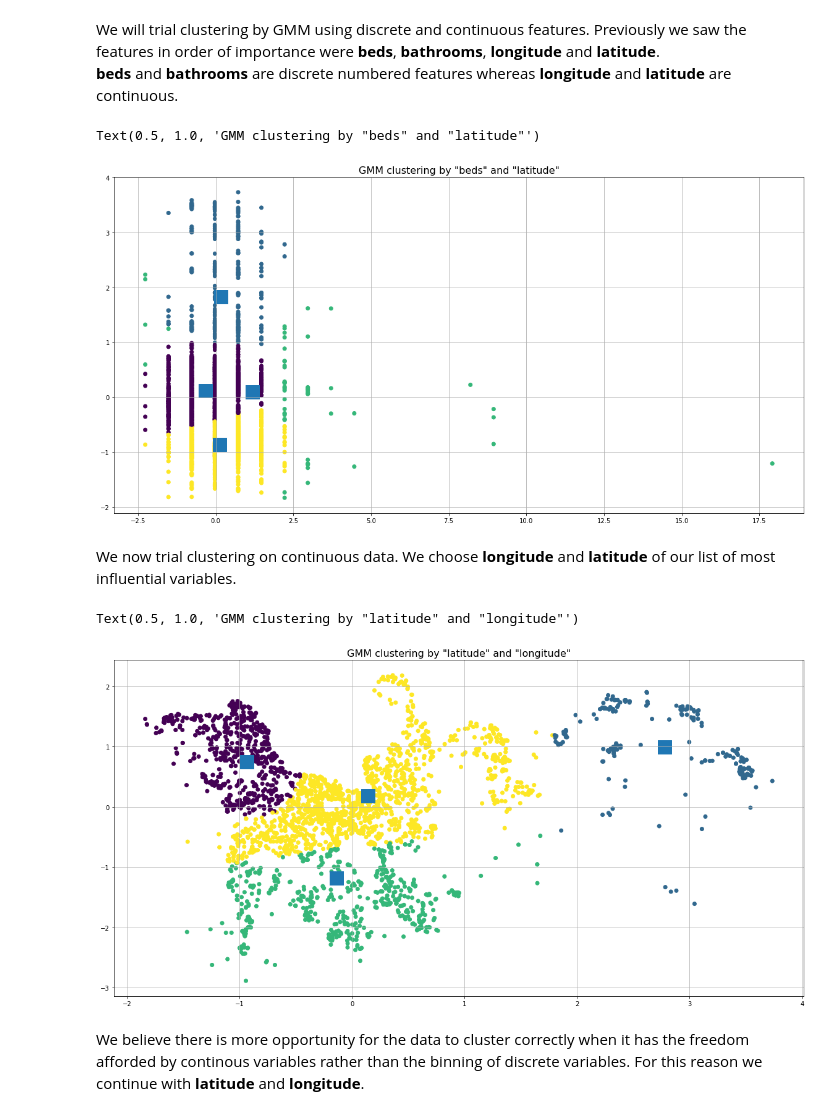
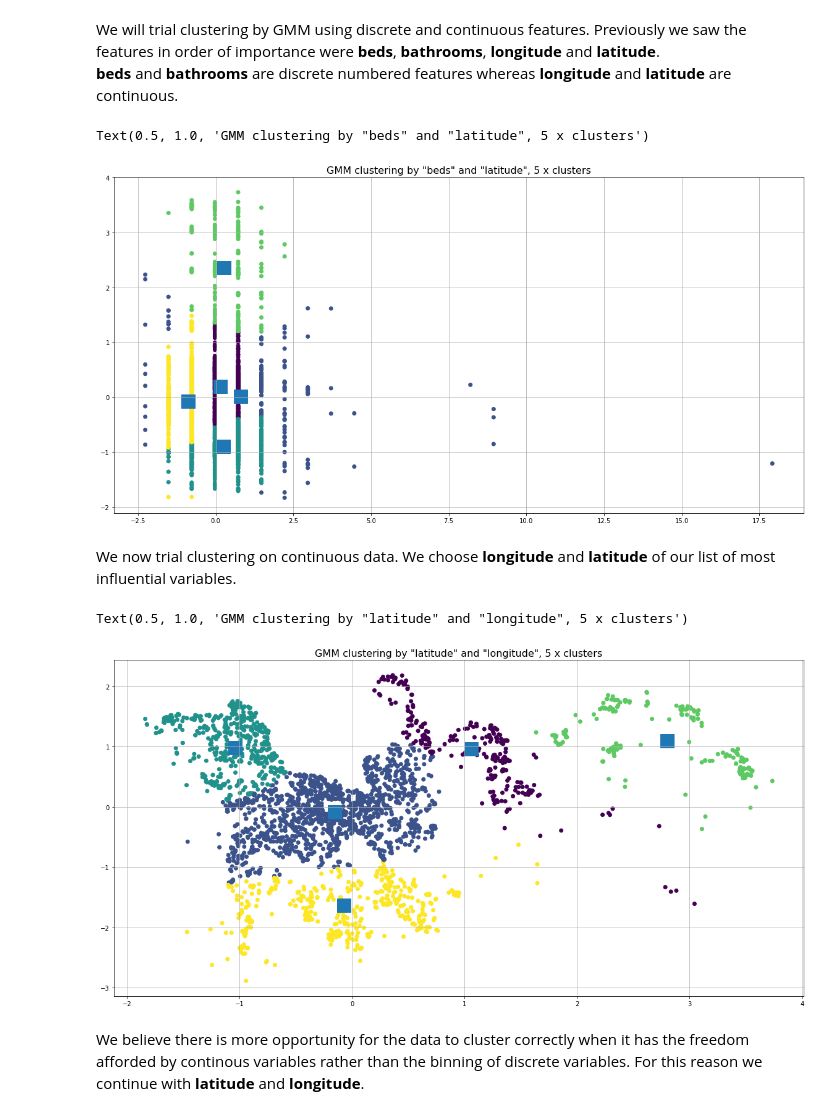
Before and after one commit to zhares999/ET5003_SEM1_2021-2, a Jupyter notebook: Week-3/ET5003_Etivity2_XiaomingZhang_20158327.ipynb, the cells around one changed output. Drawn from its saved outputs; the diff is of its cells as text; code cells hidden in the pictures.

Commit message:
Switched to 5 clusters due to elbow & silhouette results, started reference section

```diff
--- a/Week-3/ET5003_Etivity2_XiaomingZhang_20158327.ipynb
+++ b/Week-3/ET5003_Etivity2_XiaomingZhang_20158327.ipynb
@@ -638,7 +638,7 @@ We will trial clustering by GMM using discrete and continuous features. Previous
 # training gaussian mixture model
 from sklearn.mixture import GaussianMixture
 
-gmm = GaussianMixture(n_components=4)
+gmm = GaussianMixture(n_components=5)
 
 # featest = ['beds', 'latitude', 'longitude', 'surface']
 # clustering by features beds, latitude
@@ -655,37 +655,37 @@ plt.scatter(X_ind[:,0],X_ind[:,1], c=labels)
 
 # centroids
 plt.scatter(gmm.means_[:,0],gmm.means_[:,1], marker="s", s=22**2)
-plt.title('GMM clustering by "beds" and "latitude"', fontsize=16)
+plt.title('GMM clustering by "beds" and "latitude", 5 x clusters', fontsize=16)
 # %% [output]
-Text(0.5, 1.0, 'GMM clustering by "beds" and "latitude"')
+Text(0.5, 1.0, 'GMM clustering by "beds" and "latitude", 5 x clusters')
-[figure, old version]
+[figure, new version]
 # %% [markdown]
 We now trial clustering on continuous data. We choose **longitude** and **latitude** of our list of most influential variables.
 # %%
 # training gaussian mixture model
 from sklearn.mixture import GaussianMixture
 
-gmm = GaussianMixture(n_components=4)
+gmm = GaussianMixture(n_components=5)
 
 # featest = ['beds', 'latitude', 'longitude', 'surface']
 # clustering by features latitude and longitude
 ind=[1,2]
 X_ind = np.vstack([Xn_train[:,ind],Xn_test[:,ind]])
 
 # Gaussian Mixture
 gmm.fit(X_ind)
 plt.grid()
 
 # Predict the training data so we can label the dots
 labels = gmm.predict(X_ind)
 plt.scatter(X_ind[:,0],X_ind[:,1], c=labels)
 
 # centroids
 plt.scatter(gmm.means_[:,0],gmm.means_[:,1], marker="s", s=22**2)
-plt.title('GMM clustering by "latitude" and "longitude"', fontsize=16)
+plt.title('GMM clustering by "latitude" and "longitude", 5 x clusters', fontsize=16)
 # %% [output]
-Text(0.5, 1.0, 'GMM clustering by "latitude" and "longitude"')
+Text(0.5, 1.0, 'GMM clustering by "latitude" and "longitude", 5 x clusters')
-[figure, old version]
+[figure, new version]
 # %% [markdown]
 We believe there is more opportunity for the data to cluster correctly when it has the freedom afforded by continous variables rather than the binning of discrete variables. For this reason we continue with **latitude** and **longitude**.
 # %%
```
Also changed, not shown: parts of 23 cells of this notebook.
